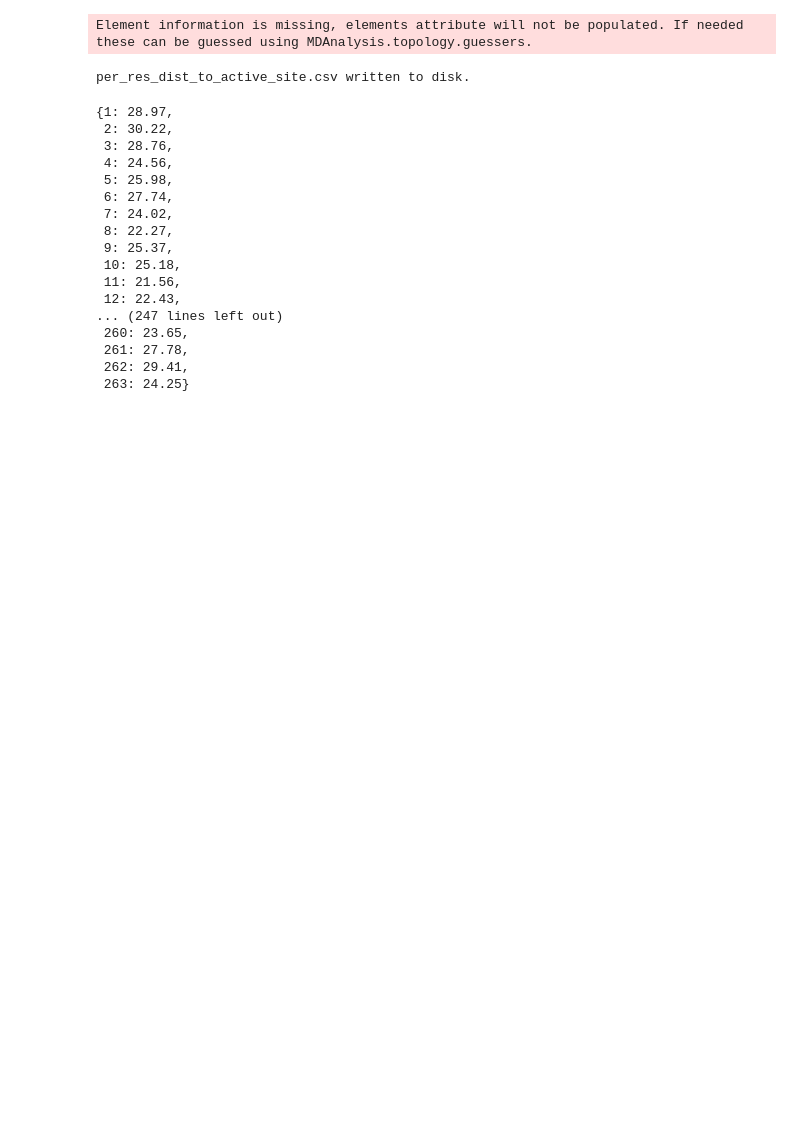
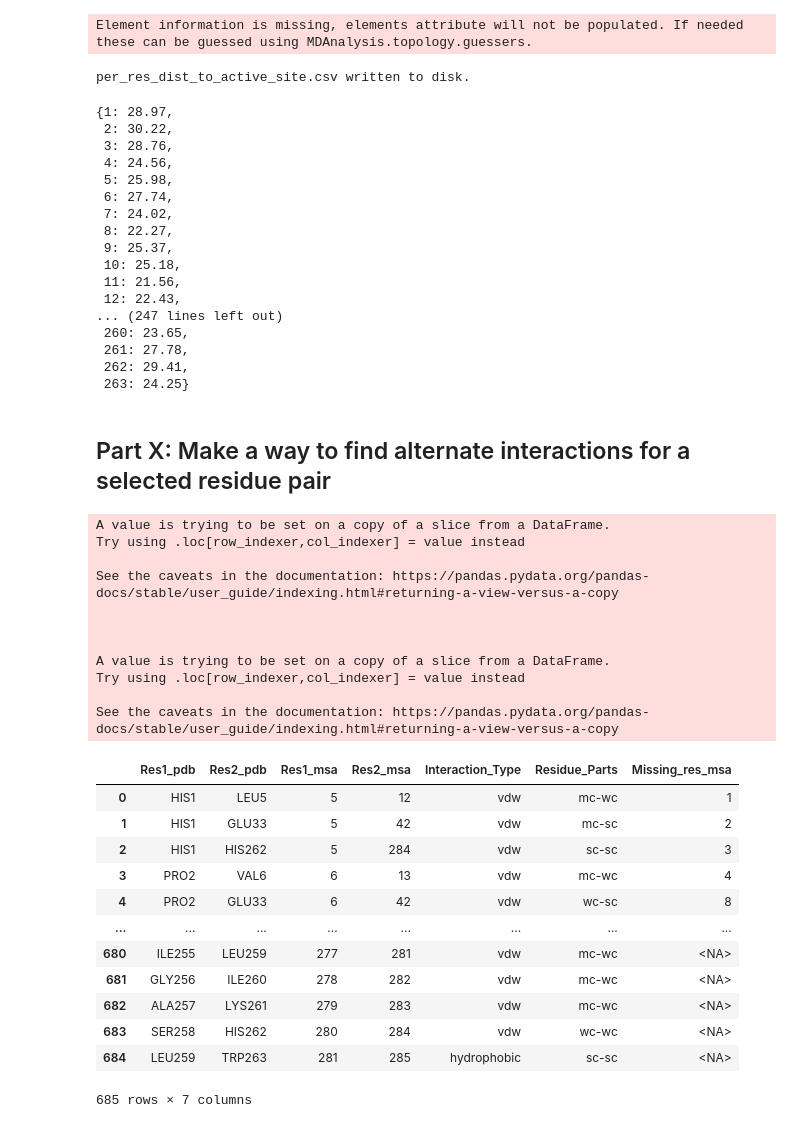
Before and after one commit to kamerlinlab/KIN, a Jupyter notebook: comparitive_data/comparison_analysis.ipynb, the cells around one changed output. Cells and saved outputs as stored; diff of their text form; code cells hidden in the pictures; blank space fills up the shorter version.

```diff
--- a/comparitive_data/comparison_analysis.ipynb
+++ b/comparitive_data/comparison_analysis.ipynb
@@ -400,3 +377,48 @@ per_res_dist_to_active_site.csv written to disk.
  261: 27.78,
  262: 29.41,
  263: 24.25}
+# %% [markdown]
+## Part X: Make a way to find alternate interactions for a selected residue pair
+# %%
+from tools_proj.msa_indexing import parse_fasta
+from tools_proj.msa_indexing import indexing_pdb_to_msa
+from tools_proj.msa_indexing import clean_up_sequence
+from tools_proj.msa_indexing import parse_contact_output
+
+MSA_SEQUENCES_FILE = r"../src/tests/data/bettaLac.ali"
+PROTEIN_NAME = "1M40_TEM-1"
+PDB_OUTPUT_STATIC = "../src/tests/data/1M40_TEM-1_test_crystal.txt"
+PDB_OUTPUT_DYNAMIC = "../src/tests/data/1M40_TEM-1_test_md.txt"
+MSA_OUTPUT_STATIC = "../src/tests/data/1M40_TEM-1_msa_crystal.csv"
+
+all_msa_seqs = parse_fasta(MSA_SEQUENCES_FILE)
+seq, short_seq = clean_up_sequence(all_msa_seqs, PROTEIN_NAME)
+# # Crystal structure contacts
+pdb_df_crystal = parse_contact_output(PDB_OUTPUT_STATIC, contact_type="crystal")
+msa_df_crystal = indexing_pdb_to_msa(seq, pdb_df_crystal)
+msa_df_crystal
+# %% [output]
+A value is trying to be set on a copy of a slice from a DataFrame.
+Try using .loc[row_indexer,col_indexer] = value instead
+
+See the caveats in the documentation: https://pandas.pydata.org/pandas-docs/stable/user_guide/indexing.html#returning-a-view-versus-a-copy
+
+
+
+A value is trying to be set on a copy of a slice from a DataFrame.
+Try using .loc[row_indexer,col_indexer] = value instead
+
+See the caveats in the documentation: https://pandas.pydata.org/pandas-docs/stable/user_guide/indexing.html#returning-a-view-versus-a-copy
+|  | Res1_pdb | Res2_pdb | Res1_msa | Res2_msa | Interaction_Type | Residue_Parts | Missing_res_msa |
+| 0 | HIS1 | LEU5 | 5 | 12 | vdw | mc-wc | 1 |
+| 1 | HIS1 | GLU33 | 5 | 42 | vdw | mc-sc | 2 |
+| 2 | HIS1 | HIS262 | 5 | 284 | vdw | sc-sc | 3 |
+| 3 | PRO2 | VAL6 | 6 | 13 | vdw | mc-wc | 4 |
+| 4 | PRO2 | GLU33 | 6 | 42 | vdw | wc-sc | 8 |
+| ... | ... | ... | ... | ... | ... | ... | ... |
+| 680 | ILE255 | LEU259 | 277 | 281 | vdw | mc-wc | <NA> |
+| 681 | GLY256 | ILE260 | 278 | 282 | vdw | mc-wc | <NA> |
+| 682 | ALA257 | LYS261 | 279 | 283 | vdw | mc-wc | <NA> |
+| 683 | SER258 | HIS262 | 280 | 284 | vdw | wc-wc | <NA> |
+| 684 | LEU259 | TRP263 | 281 | 285 | hydrophobic | sc-sc | <NA> |
+685 rows × 7 columns
```
Also changed, not shown: parts of 16 cells of this notebook.
